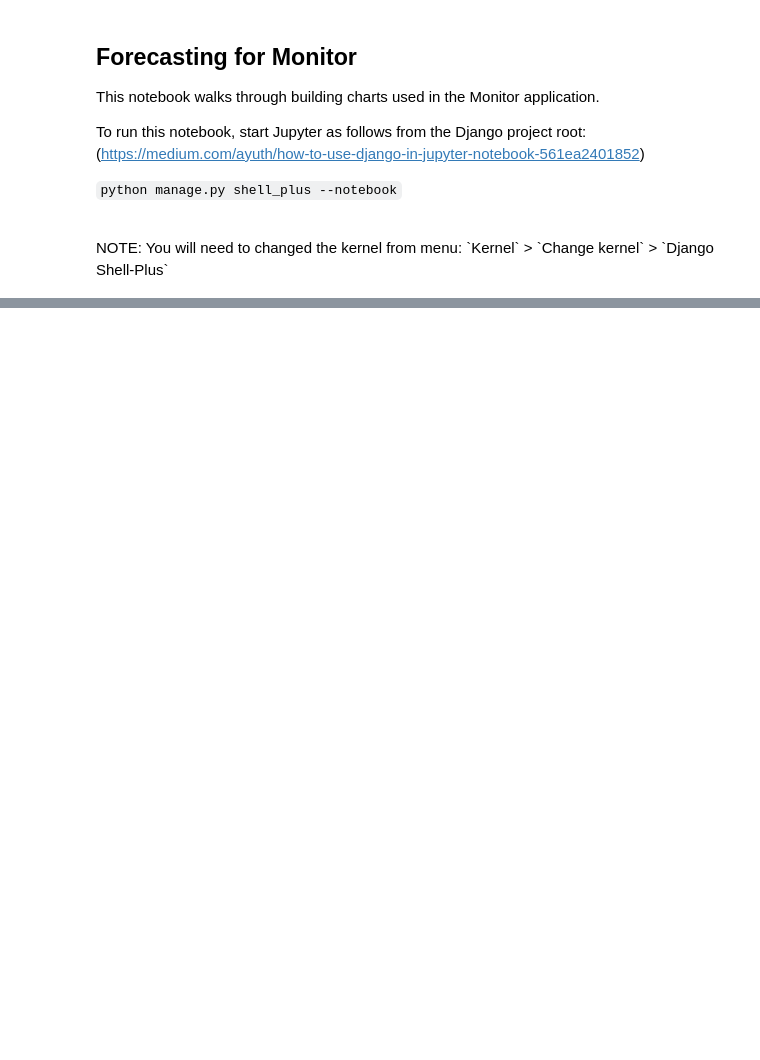
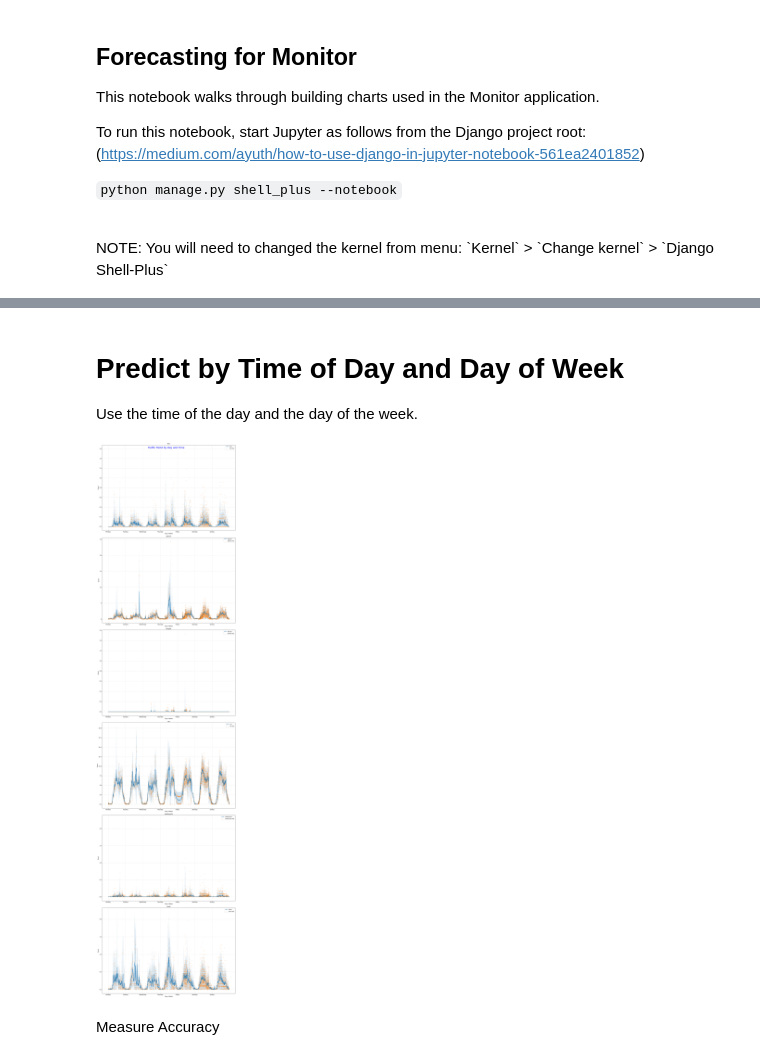
Before and after one commit to mcdomx/monitor, a Jupyter notebook: notebooks/monitor_forecasting.ipynb, the cells around one changed output, grey strips where cells are left out. Drawn from its saved outputs; the diff is of its cells as text; code cells hidden in the pictures; blank space fills up the shorter version.

```diff
--- a/notebooks/monitor_forecasting.ipynb
+++ b/notebooks/monitor_forecasting.ipynb
@@ -80,0 +278,9 @@ raw_df['hour'] = raw_df.time_stamp.apply(lambda s: s.hour)
+# %%
+# extract the mean columns for each class
+for c in categories:
+    dayavg_df[f"{c}_pred"] = dayavg_df[(c, 'mean')]
+dayavg_df = dayavg_df.droplevel(1, axis=1).drop(columns=categories)
+
+dayavg_accuracy = raw_df.merge(dayavg_df, on='day_minute_qtr_hour')
+
+results_dict.update(results(dayavg_accuracy, "TimeOfDayAverage"))
@@ -80,0 +296,38 @@ raw_df['hour'] = raw_df.time_stamp.apply(lambda s: s.hour)
+# %% [markdown]
+<h1>Predict by Time of Day and Day of Week</h1>
+Use the time of the day and the day of the week.
+# %%
+weekdayavg_QTRHR_df = raw_df.groupby(['week_minute_qtr_hour', 'weekday']).agg([np.mean, np.std])[categories]
+weekdayavg_QTRHR_df['weekday'] = weekdayavg_QTRHR_df.index.get_level_values(1)
+weekdayavg_QTRHR_df.set_index(weekdayavg_QTRHR_df.index.get_level_values(0), inplace=True)
+weekdayavg_QTRHR_df['newday'] = weekdayavg_QTRHR_df['weekday'].diff().astype(bool) # True is first entry for new day
+# %%
+fig, subplot = plt.subplots(nrows=len(categories), ncols=1, figsize=(16,64))
+fig.suptitle("Traffic Trend by Day and Time\n", fontsize=20, c='b')
+
+plot_df = weekdayavg_QTRHR_df
+
+for i, c in enumerate(categories):
+    if len(plot_df[c]) == 0:
+        continue
+    y_val = plot_df[(c, 'mean')]
+    y_err = plot_df[(c, 'std')].values * 1.97
+    subplot[i].plot(plot_df.index, y_val, label=c, lw=2)
+    subplot[i].fill_between(plot_df.index, np.clip(y_val - y_err,a_min=0, a_max=None), y_val + y_err, alpha=0.2)
+    subplot[i].scatter(raw_df.week_minute_qtr_hour, raw_df[c], alpha=.4, label=f"{c} act", s=4)
+
+    subplot[i].set_title(c)
+    subplot[i].set_ylabel("Count")
+    subplot[i].set_xlabel("Day of Week")
+    tick_locations = weekdayavg_QTRHR_df[weekdayavg_QTRHR_df['newday'] == True].index
+    subplot[i].set_xticks(tick_locations)
+    subplot[i].set_xticklabels(['Monday', 'Tuesday', 'Wednesday', 'Thursday', 'Friday', 'Saturday', 'Sunday'])
+    subplot[i].grid(linestyle='--', alpha=.5, linewidth=.7)
+    subplot[i].legend()
+
+plt.tight_layout()
+plt.show()
+# %% [output]
+[figure, added]
+# %% [markdown]
+Measure Accuracy
```
Also changed, not shown: parts of 77 cells of this notebook, 2 other files.
